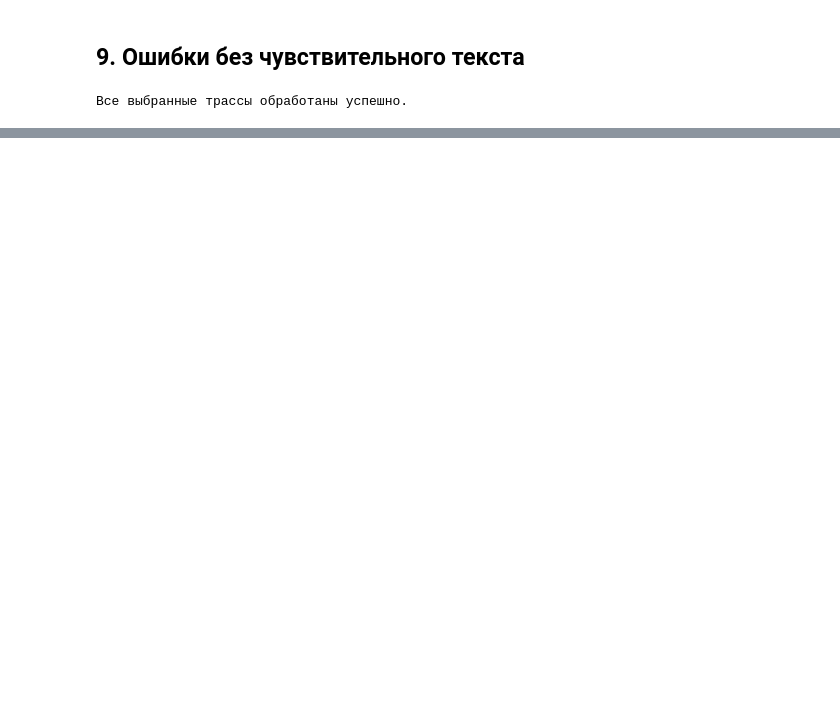
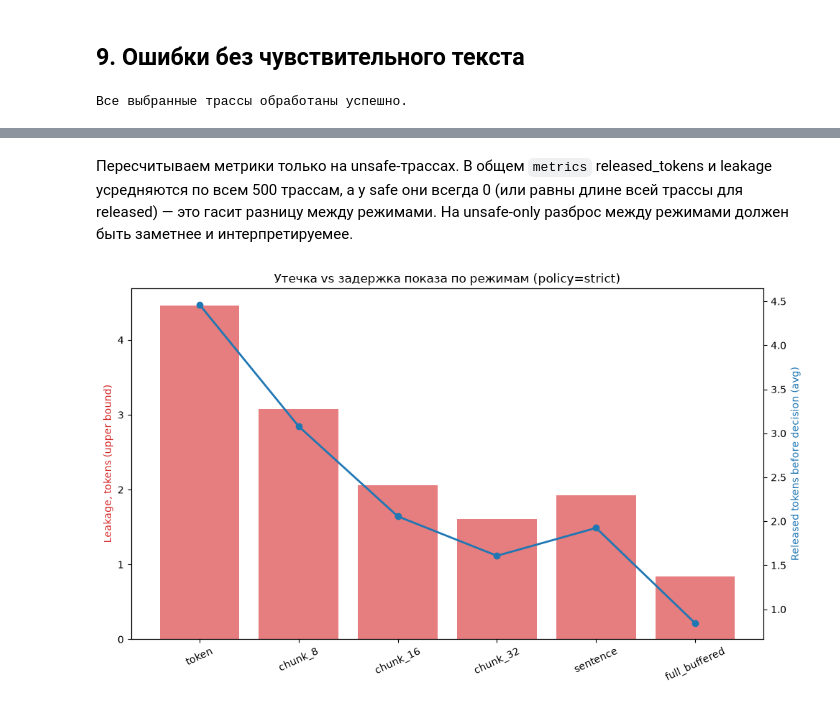
Before and after one commit to ZinewVova/Streaming-Guardrails, a Jupyter notebook: notebooks/03_streaming_engine.ipynb, the cells around one changed output, grey strips where cells are left out. Cells and saved outputs as stored; diff of their text form; code cells hidden in the pictures; blank space fills up the shorter version.

Commit message:
add results

```diff
--- a/notebooks/03_streaming_engine.ipynb
+++ b/notebooks/03_streaming_engine.ipynb
@@ -210,0 +277,4 @@ else:
+# %%
+unsafe_results = run.results[run.results["ground_truth_label"] == "unsafe"]
+metrics_unsafe = compute_streaming_metrics(unsafe_results, group_by=["mode", "policy"])
+display(metrics_unsafe)
@@ -210,0 +296,28 @@ else:
+# %% [markdown]
+Пересчитываем метрики только на unsafe-трассах. В общем `metrics` released_tokens
+и leakage усредняются по всем 500 трассам, а у safe они всегда 0 (или равны длине
+всей трассы для released) — это гасит разницу между режимами. На unsafe-only
+разброс между режимами должен быть заметнее и интерпретируемее.
+# %%
+tradeoff = metrics_unsafe[metrics_unsafe["policy"] == POLICIES[0]].copy()
+mode_order = ["token", "chunk_8", "chunk_16", "chunk_32", "sentence", "full_buffered"]
+tradeoff["mode"] = pd.Categorical(tradeoff["mode"], categories=mode_order, ordered=True)
+tradeoff = tradeoff.sort_values("mode")
+
+fig, ax1 = plt.subplots(figsize=(10, 6))
+x = range(len(tradeoff))
+
+ax1.bar(x, tradeoff["leakage_max_mean"], color="tab:red", alpha=0.6, label="leakage_max_mean (tokens, avg over all traces)")
+ax1.set_ylabel("Leakage, tokens (upper bound)", color="tab:red")
+ax1.set_xticks(x)
+ax1.set_xticklabels(tradeoff["mode"], rotation=25)
+
+ax2 = ax1.twinx()
+ax2.plot(x, tradeoff["released_tokens_mean"], color="tab:blue", marker="o", linewidth=2, label="released_tokens_mean")
+ax2.set_ylabel("Released tokens before decision (avg)", color="tab:blue")
+
+plt.title(f"Утечка vs задержка показа по режимам (policy={POLICIES[0]})")
+fig.tight_layout()
+plt.show()
+# %% [output]
+[figure, added]
```
Also changed, not shown: parts of 20 cells of this notebook, 1 other file.
